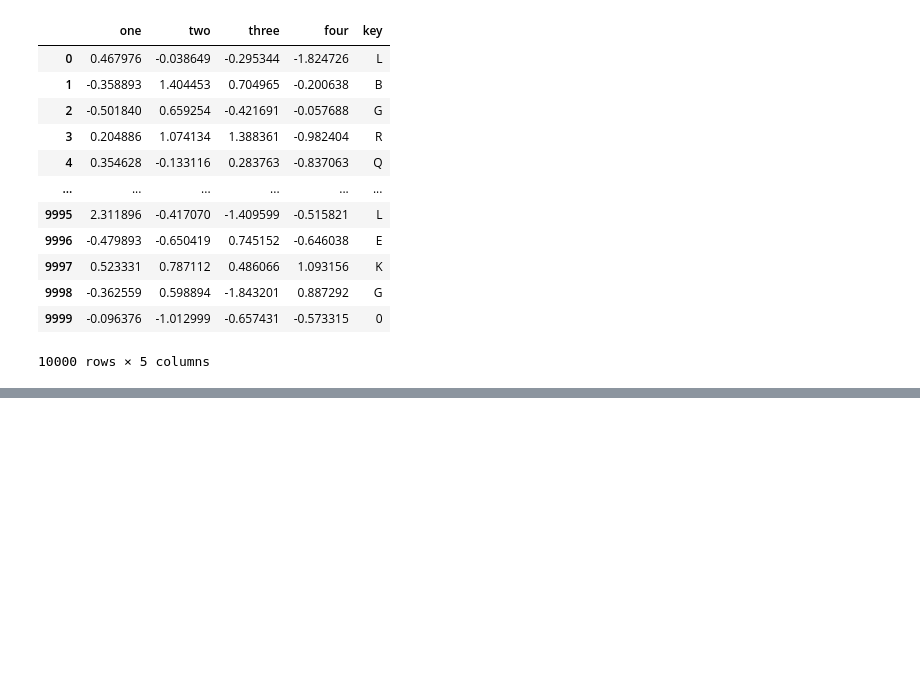
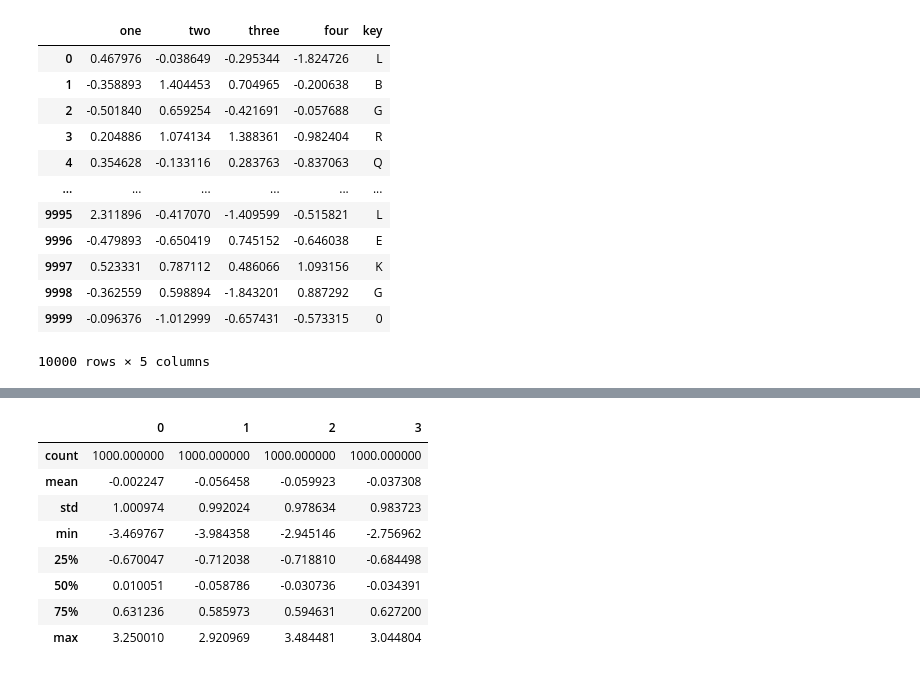
Before and after one commit to asbharath/MachineLearning, a Jupyter notebook: Data Analysis - Python/Intro .ipynb, the cells around one changed output, grey strips where cells are left out. Saved outputs shown, nothing was run; the diff lists cells and outputs as text; code cells hidden in the pictures; blank space fills up the shorter version.

```diff
--- a/Data Analysis - Python/Intro .ipynb
+++ b/Data Analysis - Python/Intro .ipynb
@@ -1513,0 +2132,12 @@ Series([], dtype: float64)
+# %%
+data.describe()
+# %% [output]
+|  | 0 | 1 | 2 | 3 |
+| count | 1000.000000 | 1000.000000 | 1000.000000 | 1000.000000 |
+| mean | -0.002247 | -0.056458 | -0.059923 | -0.037308 |
+| std | 1.000974 | 0.992024 | 0.978634 | 0.983723 |
+| min | -3.469767 | -3.984358 | -2.945146 | -2.756962 |
+| 25% | -0.670047 | -0.712038 | -0.718810 | -0.684498 |
+| 50% | 0.010051 | -0.058786 | -0.030736 | -0.034391 |
+| 75% | 0.631236 | 0.585973 | 0.594631 | 0.627200 |
+| max | 3.250010 | 2.920969 | 3.484481 | 3.044804 |
```
Also changed, not shown: parts of 192 cells of this notebook, 3 other files.
